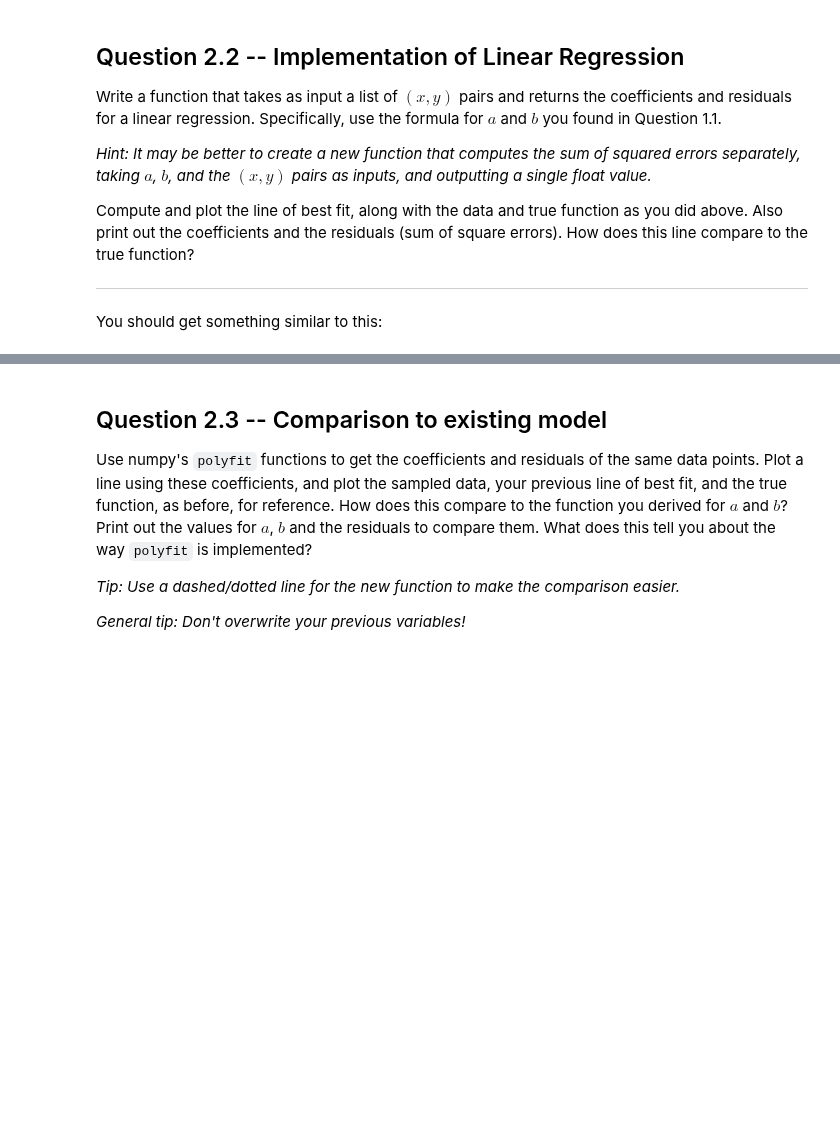
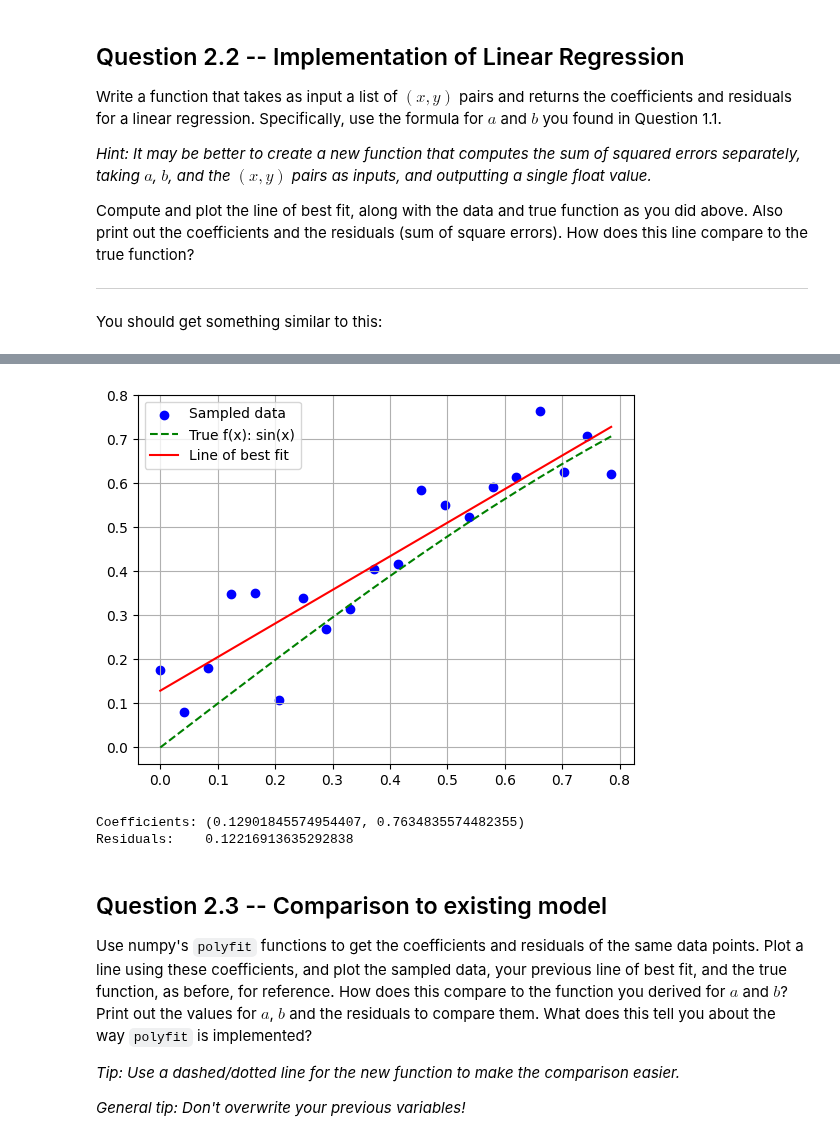
Before and after one commit to kamillaknudsen/tmdl, a Jupyter notebook: TMDL_2024_25_Assignment_1,_Qs_only.ipynb, the cells around one changed output, grey strips where cells are left out. Drawn from its saved outputs; the diff is of its cells as text; code cells hidden in the pictures; blank space fills up the shorter version.

```diff
--- a/TMDL_2024_25_Assignment_1,_Qs_only.ipynb
+++ b/TMDL_2024_25_Assignment_1,_Qs_only.ipynb
@@ -115,29 +115,47 @@ You should get something similar to this:
 # %%
 def compute_sos(y_true, y_pred):
     # TODO: your code here
+    sos = np.sum((y_true - y_pred) ** 2)
     return sos
+
 
 def lin_reg(xs, ys):
     # TODO: your code here
+    x_bar = np.mean(x)
+    y_bar = np.mean(y)
+
+    b = np.sum((x - x_bar) * (y - y_bar)) / np.sum((x - x_bar) ** 2)
+    a = y_bar - b * x_bar
+
+    y_pred = a + b * x
+    res = compute_sos(y, y_pred)
+
     return a, b, res
 
+
 # TODO: generate line of best fit
-a, b, res = lin_reg(...)
-y_best = b*x+a
+a, b, res = lin_reg(x,y)
+y_best = b * x + a
 
 
 # TODO: plot line of best fit, data, etc
-plt.scatter(...)
-plt.plot(...)
-plt.plot(...)
+
+plt.scatter(x,y, label='Sampled data', color='blue')
+plt.plot(x_pure, y_pure, label='True f(x): sin(x)', color='green', linestyle='--')
+plt.plot(x, y_best, label='Line of best fit', color='red')
+
 
 # make it pretty
 plt.grid()
 plt.legend()
 plt.show()
 
 print("Coefficients:", (a, b))
 print("Residuals:   ", res)
+# %% [output]
+[figure, added]
+Coefficients: (0.12901845574954407, 0.7634835574482355)
+Residuals:    0.12216913635292838
 # %% [markdown]
 ## Question 2.3 -- Comparison to existing model
 
```
